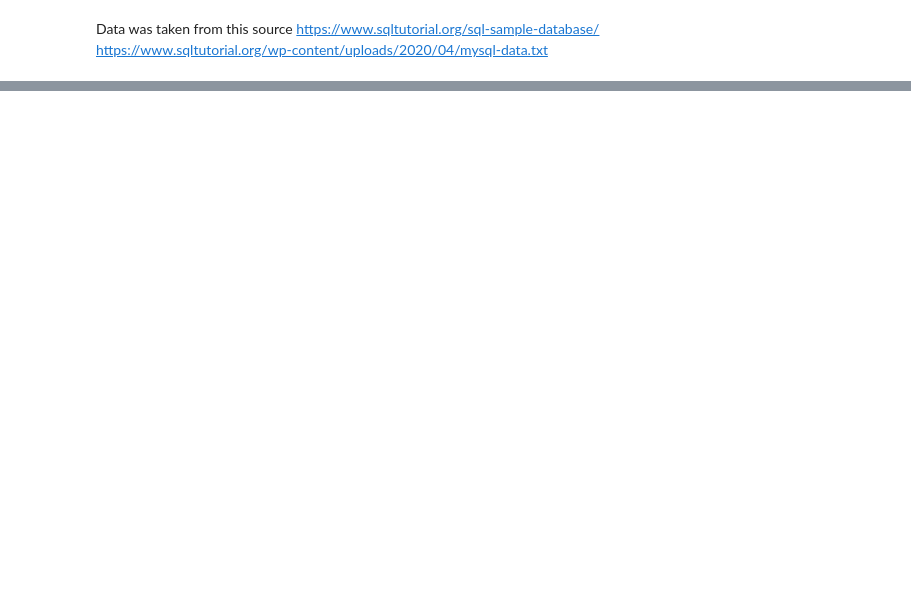
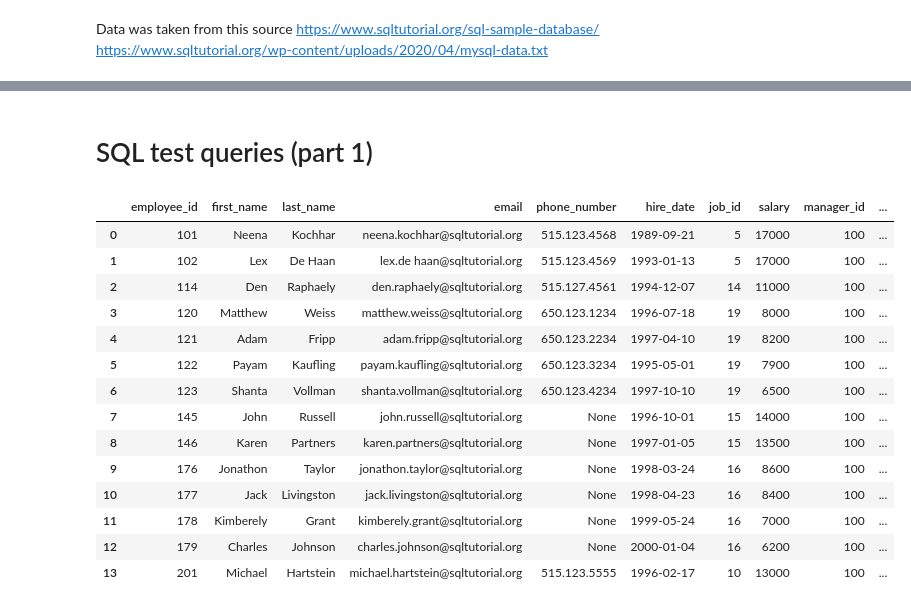
Before and after one commit to darigak/exercise, a Jupyter notebook: sql_1.ipynb, the cells around one changed output, grey strips where cells are left out. Cells and saved outputs as stored; diff of their text form; code cells hidden in the pictures; blank space fills up the shorter version.

Commit message:
added SQL queries

```diff
--- a/sql_1.ipynb
+++ b/sql_1.ipynb
@@ -107,0 +171,27 @@ conn.commit()
+# %% [markdown]
+# SQL test queries (part 1)
+# %%
+cur.execute("""
+            SELECT *
+            FROM employees
+            WHERE manager_id = 100
+            """)
+test_data = pd.DataFrame(cur.fetchall())
+test_data.columns = [x[0] for x in cur.description]
+test_data
+# %% [output]
+|  | employee_id | first_name | last_name | email | phone_number | hire_date | job_id | salary | manager_id | ... |
+| 0 | 101 | Neena | Kochhar | neena.kochhar@sqltutorial.org | 515.123.4568 | 1989-09-21 | 5 | 17000 | 100 | ... |
+| 1 | 102 | Lex | De Haan | lex.de haan@sqltutorial.org | 515.123.4569 | 1993-01-13 | 5 | 17000 | 100 | ... |
+| 2 | 114 | Den | Raphaely | den.raphaely@sqltutorial.org | 515.127.4561 | 1994-12-07 | 14 | 11000 | 100 | ... |
+| 3 | 120 | Matthew | Weiss | matthew.weiss@sqltutorial.org | 650.123.1234 | 1996-07-18 | 19 | 8000 | 100 | ... |
+| 4 | 121 | Adam | Fripp | adam.fripp@sqltutorial.org | 650.123.2234 | 1997-04-10 | 19 | 8200 | 100 | ... |
+| 5 | 122 | Payam | Kaufling | payam.kaufling@sqltutorial.org | 650.123.3234 | 1995-05-01 | 19 | 7900 | 100 | ... |
+| 6 | 123 | Shanta | Vollman | shanta.vollman@sqltutorial.org | 650.123.4234 | 1997-10-10 | 19 | 6500 | 100 | ... |
+| 7 | 145 | John | Russell | john.russell@sqltutorial.org | None | 1996-10-01 | 15 | 14000 | 100 | ... |
+| 8 | 146 | Karen | Partners | karen.partners@sqltutorial.org | None | 1997-01-05 | 15 | 13500 | 100 | ... |
+| 9 | 176 | Jonathon | Taylor | jonathon.taylor@sqltutorial.org | None | 1998-03-24 | 16 | 8600 | 100 | ... |
+| 10 | 177 | Jack | Livingston | jack.livingston@sqltutorial.org | None | 1998-04-23 | 16 | 8400 | 100 | ... |
+| 11 | 178 | Kimberely | Grant | kimberely.grant@sqltutorial.org | None | 1999-05-24 | 16 | 7000 | 100 | ... |
+| 12 | 179 | Charles | Johnson | charles.johnson@sqltutorial.org | None | 2000-01-04 | 16 | 6200 | 100 | ... |
+| 13 | 201 | Michael | Hartstein | michael.hartstein@sqltutorial.org | 515.123.5555 | 1996-02-17 | 10 | 13000 | 100 | ... |
```
Also changed, not shown: parts of 10 cells of this notebook.
